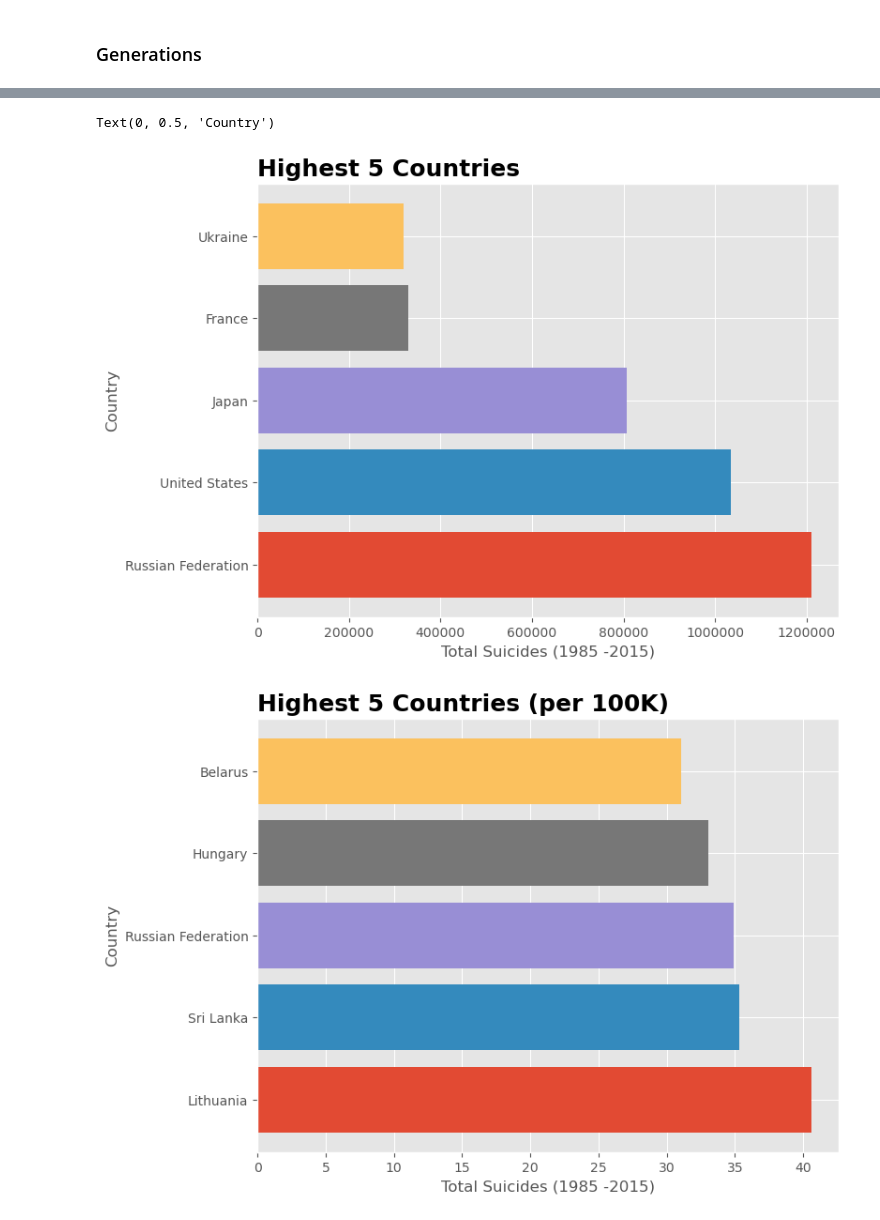
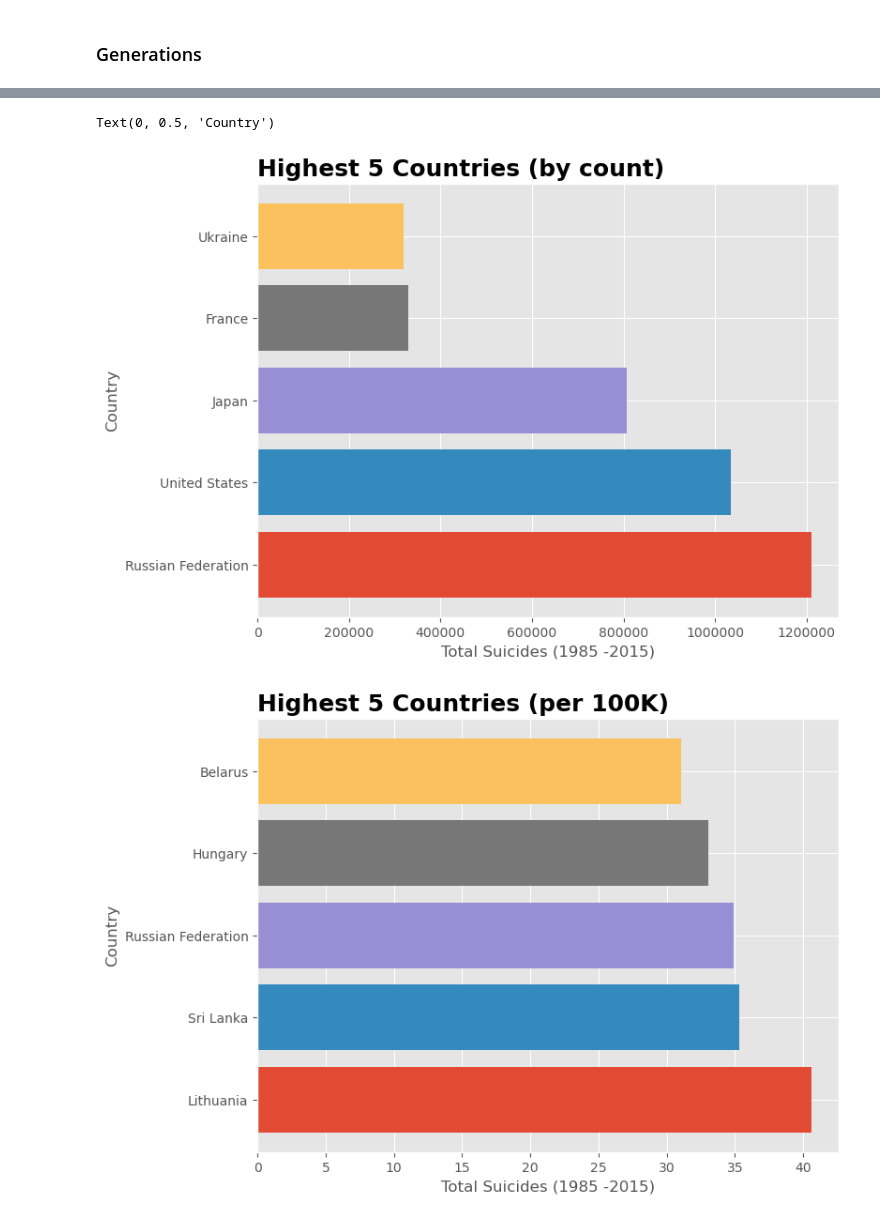
Before and after one commit to JaimeVRodriguez/suicide_rates_eda, a Jupyter notebook: notebooks/suicide_rate_eda.ipynb, the cells around one changed output, grey strips where cells are left out. Cells and saved outputs as stored; diff of their text form; code cells hidden in the pictures.

```diff
--- a/notebooks/suicide_rate_eda.ipynb
+++ b/notebooks/suicide_rate_eda.ipynb
@@ -77,0 +44,5 @@ data.tail(200)
+# %%
+data = functions.clean_data(initial_data, 2016, '5-14 years',
+                            '05-14 years', ['country-year', 'HDI for year'])
+
+data
@@ -167,26 +185,26 @@ Text(0.0, 1.0, 'Suicides by Generation')
 # %%
 high_five = country_total.sort_values('Suicides', ascending=False)[:5]
 
 colors = plt.rcParams['axes.prop_cycle'].by_key()['color']
 
 fig, ax = plt.subplots(figsize=(8,6))
 
 ax.barh(high_five.Country, high_five.Suicides, color=colors)
 ax.ticklabel_format(useOffset=False, style='plain', axis='x')
 
-ax.set_title('Highest 5 Countries', loc='left', fontsize=18, fontweight='bold')
+ax.set_title('Highest 5 Countries (by count)', loc='left', fontsize=18, fontweight='bold')
 ax.set_xlabel('Total Suicides (1985 -2015)', fontsize=12, fontweight='medium')
 ax.set_ylabel('Country', fontsize=12, fontweight='medium')
 
 high_five_ratio = data['Suicides_per_100K'].groupby(data.Country).mean().sort_values(ascending=False)[:5]
 
 fig, ax = plt.subplots(figsize=(8,6))
 
 ax.barh(high_five_ratio.index, high_five_ratio.values, color=colors)
 ax.set_title('Highest 5 Countries (per 100K)', loc='left', fontsize=18, fontweight='bold')
 ax.set_xlabel('Total Suicides (1985 -2015)', fontsize=12, fontweight='medium')
 ax.set_ylabel('Country', fontsize=12, fontweight='medium')
 # %% [output]
 Text(0, 0.5, 'Country')
-[figure, old version]
+[figure, new version]
 [figure]
```
Also changed, not shown: parts of 7 cells of this notebook, 1 other file.
